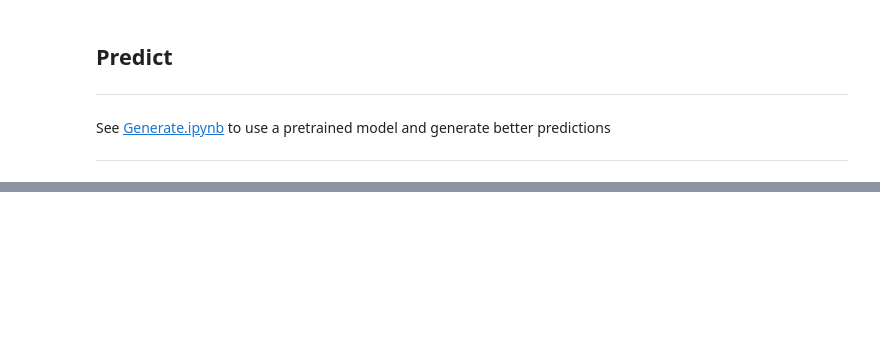
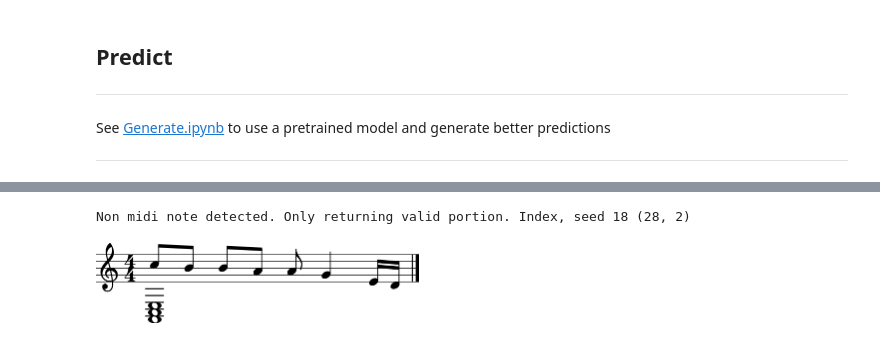
Before and after one commit to bearpelican/musicautobot, a Jupyter notebook: notebooks/multitask_transformer/Train.ipynb, the cells around one changed output, grey strips where cells are left out. Drawn from its saved outputs; the diff is of its cells as text; code cells hidden in the pictures; blank space fills up the shorter version.

```diff
--- a/notebooks/multitask_transformer/Train.ipynb
+++ b/notebooks/multitask_transformer/Train.ipynb
@@ -162,2 +189,3 @@ midi_file = Path('data/single_bar_example.mid'); midi_file
 # %%
-next_word = nw_predict_from_midi(learn, 'midi_file', n_words=20, seed_len=8); next_word.show()
+next_word = nw_predict_from_midi(learn, midi_file, n_words=20, seed_len=8); next_word.show()
+# %% [output]
@@ -164,2 +193,4 @@ next_word = nw_predict_from_midi(learn, 'midi_file', n_words=20, seed_len=8); ne
+Non midi note detected. Only returning valid portion. Index, seed 18 (28, 2)
+[figure, added]
 # %%
 pred_melody = s2s_predict_from_midi(learn, midi_file, n_words=20, seed_len=4, pred_melody=True); pred_melody.show()
```
Also changed, not shown: parts of 8 cells of this notebook, 5 other files.
